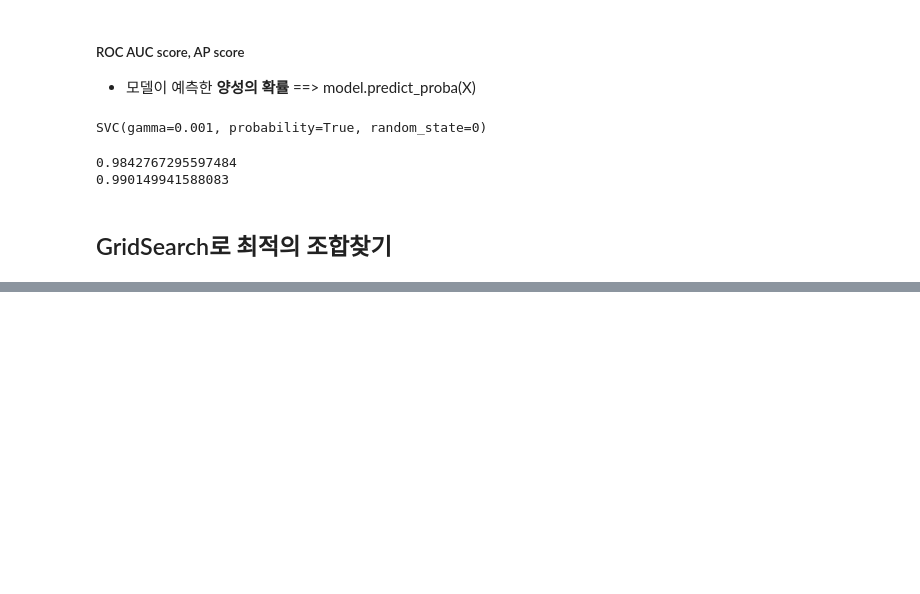
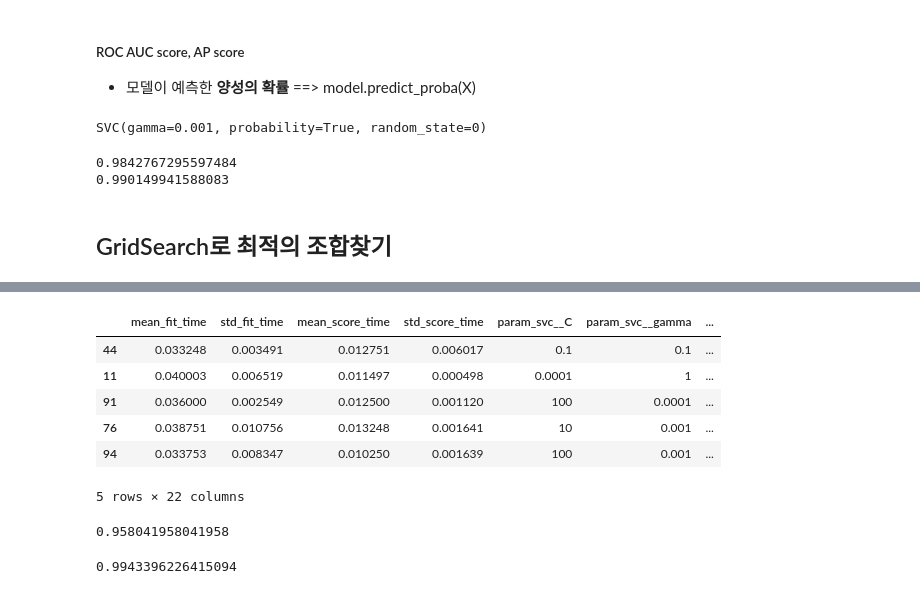
Before and after one commit to clerknek/PlayData, a Jupyter notebook: 05_MachineLearning/08_지도학습_SVM.ipynb, the cells around one changed output, grey strips where cells are left out. Drawn from its saved outputs; the diff is of its cells as text; code cells hidden in the pictures; blank space fills up the shorter version.

```diff
--- a/05_MachineLearning/08_지도학습_SVM.ipynb
+++ b/05_MachineLearning/08_지도학습_SVM.ipynb
@@ -235,0 +332,22 @@ print(average_precision_score(y_test, test_proba))
+# %%
+result.sort_values('rank_test_roc_auc').head()
+# %% [output]
+|  | mean_fit_time | std_fit_time | mean_score_time | std_score_time | param_svc__C | param_svc__gamma | ... |
+| 44 | 0.033248 | 0.003491 | 0.012751 | 0.006017 | 0.1 | 0.1 | ... |
+| 11 | 0.040003 | 0.006519 | 0.011497 | 0.000498 | 0.0001 | 1 | ... |
+| 91 | 0.036000 | 0.002549 | 0.012500 | 0.001120 | 100 | 0.0001 | ... |
+| 76 | 0.038751 | 0.010756 | 0.013248 | 0.001641 | 10 | 0.001 | ... |
+| 94 | 0.033753 | 0.008347 | 0.010250 | 0.001639 | 100 | 0.001 | ... |
+5 rows × 22 columns
+# %%
+# 최종 테스트
+best_svc = gs.best_estimator_
+test_pred = best_svc.predict(X_test)
+accuracy_score(y_test, test_pred)
+# %% [output]
+0.958041958041958
+# %%
+test_proba = best_svc.predict_proba(X_test)
+roc_auc_score(y_test, test_proba[:, 1])
+# %% [output]
+0.9943396226415094
```
Also changed, not shown: parts of 13 cells of this notebook.
